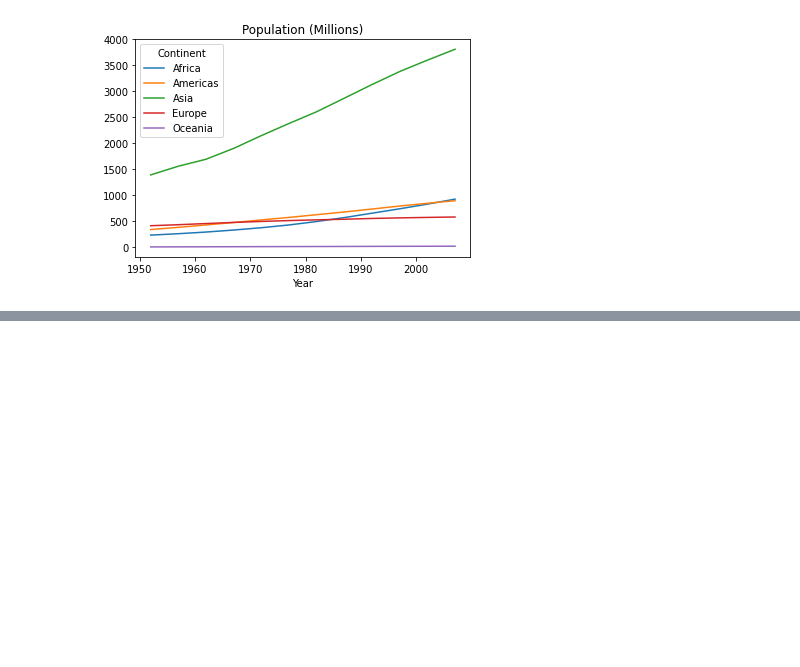
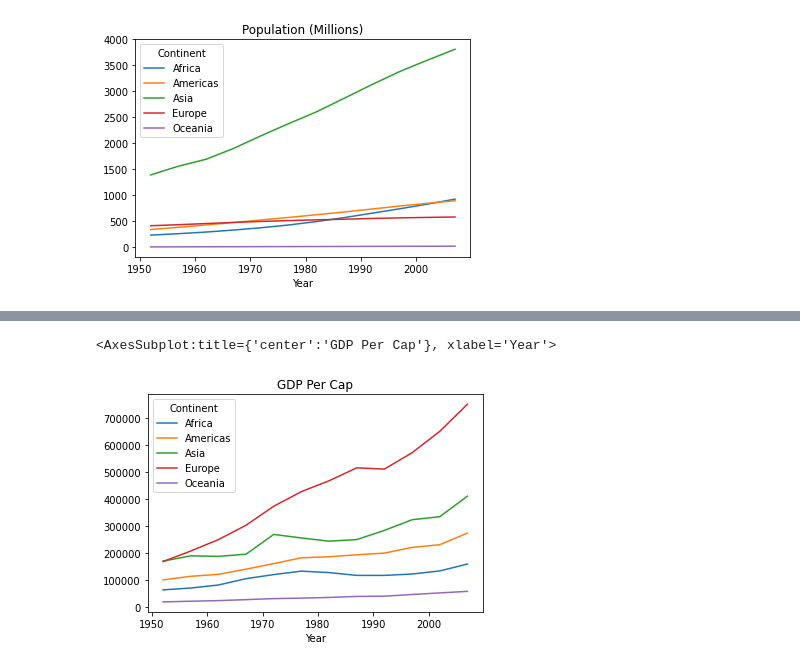
Before and after one commit to Andyhibbsuk/Population-and-Life-Expectancy, a Jupyter notebook: population.ipynb, the cells around one changed output, grey strips where cells are left out. Saved outputs shown, nothing was run; the diff lists cells and outputs as text; code cells hidden in the pictures; blank space fills up the shorter version.

```diff
--- a/population.ipynb
+++ b/population.ipynb
@@ -135,0 +156,5 @@ dfallpop.plot.line(x="Year",y=["Africa","Americas","Asia","Europe","Oceania"],ti
+# %%
+dfallgdp.plot.line(x="Year",y=["Africa","Americas","Asia","Europe","Oceania"],title="GDP Per Cap")
+# %% [output]
+<AxesSubplot:title={'center':'GDP Per Cap'}, xlabel='Year'>
+[figure, added]
```
Also changed, not shown: parts of 2 cells of this notebook.
